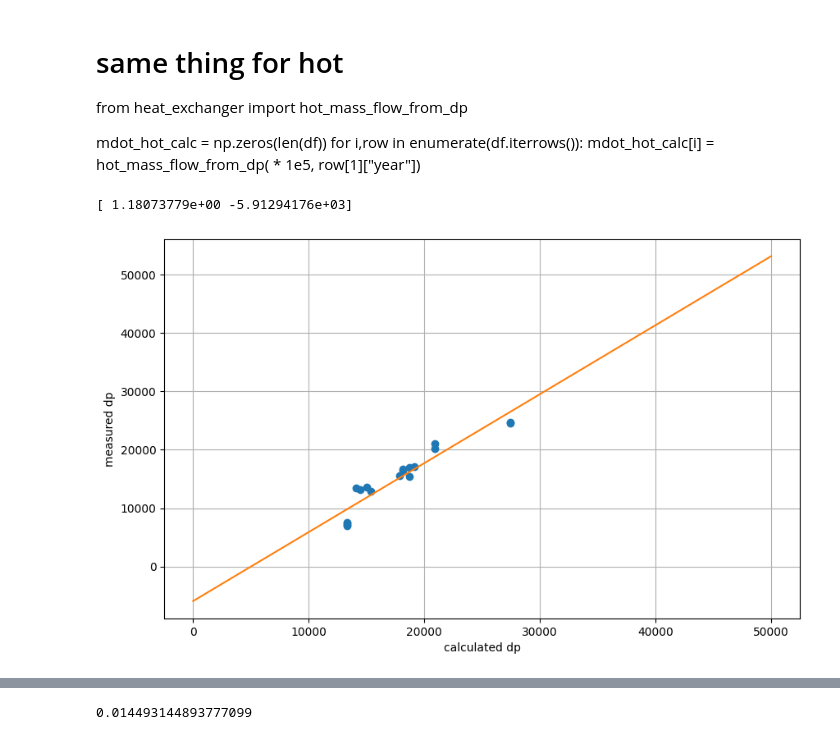
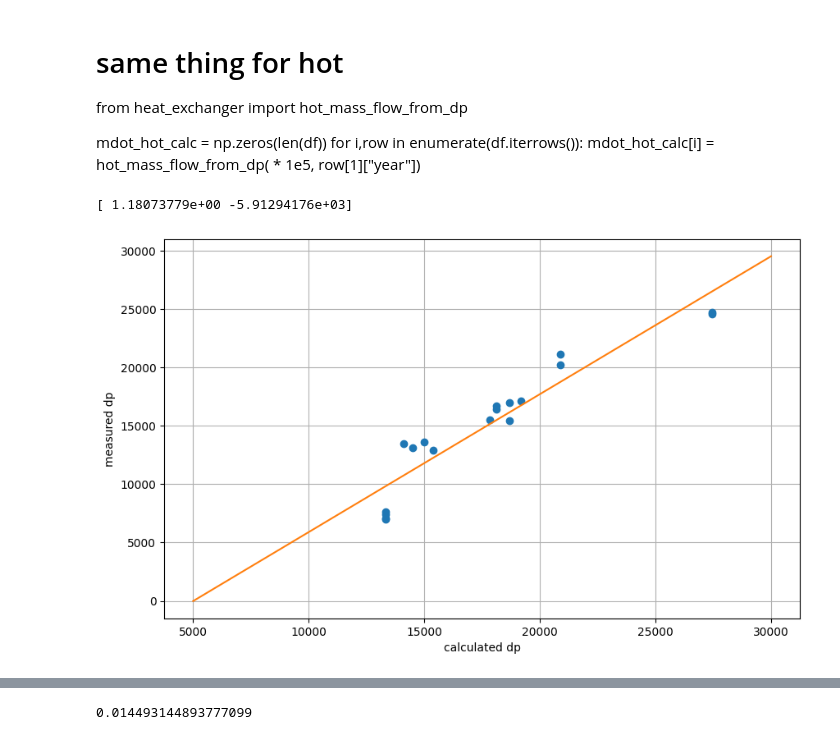
Before and after one commit to lpender3672/shell_tube_heat_exchanger, a Jupyter notebook: src/analysis.ipynb, the cells around one changed output, grey strips where cells are left out. Drawn from its saved outputs; the diff is of its cells as text; code cells hidden in the pictures.

```diff
--- a/src/analysis.ipynb
+++ b/src/analysis.ipynb
@@ -160,28 +173,28 @@ for i,row in enumerate(df.iterrows()):
 # %%
 from heat_exchanger import dp_from_hot_mass_flow
 
 measured_dp_hot = df["  DP_meas2"] * 1e5
 calc_dp_hot = np.zeros(len(df))
 
 for i, row in enumerate(df.iterrows()):
     calc_dp_hot[i] = dp_from_hot_mass_flow(row[1]["Flowrate2"], row[1]["year"])
 
 linearfit = np.polyfit(calc_dp_hot, measured_dp_hot, 1)
 linearfit_fn = np.poly1d(linearfit)
 print(linearfit)
 
-x = np.linspace(0, 5e4, 100)
+x = np.linspace(5e3, 3e4, 100)
 
 plt.figure()
 plt.plot(calc_dp_hot, measured_dp_hot, 'o')
 plt.plot(x, linearfit_fn(x))
 plt.xlabel("calculated dp")
 plt.ylabel("measured dp")
 
 plt.grid()
 # %% [output]
 [ 1.18073779e+00 -5.91294176e+03]
-[figure, old version]
+[figure, new version]
 # %%
 dp_colds = np.zeros(len(df))
 dp_hots = np.zeros(len(df))
```
Also changed, not shown: parts of 6 cells of this notebook, 2 other files.
